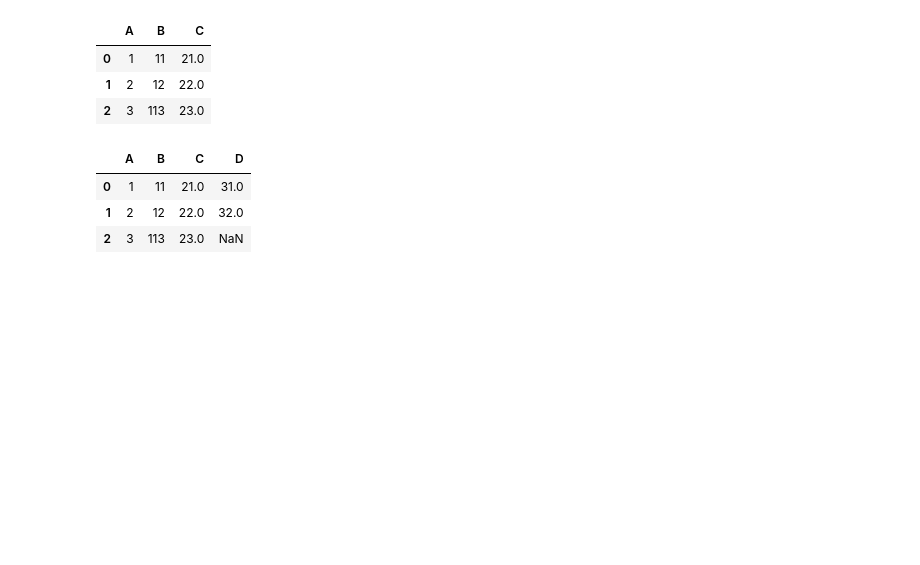
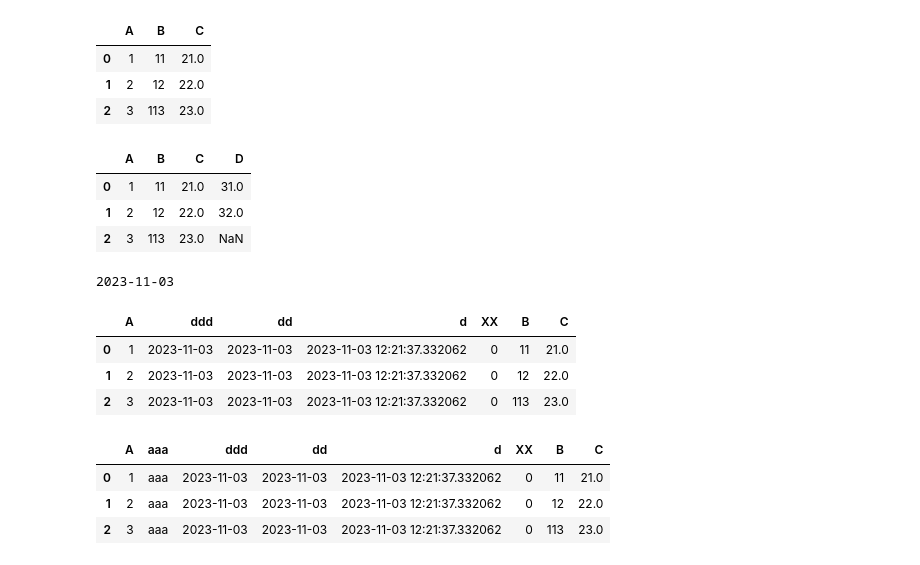
Before and after one commit to iburn78/trader, a Jupyter notebook: temp.ipynb, the cells around one changed output. Drawn from its saved outputs; the diff is of its cells as text; code cells hidden in the pictures; blank space fills up the shorter version.

```diff
--- a/temp.ipynb
+++ b/temp.ipynb
@@ -41,3 +41,20 @@ display(C)
 | 0 | 1 | 11 | 21.0 | 31.0 |
 | 1 | 2 | 12 | 22.0 | 32.0 |
 | 2 | 3 | 113 | 23.0 | NaN |
+# %%
+import datetime
+d = datetime.datetime.today().strftime('%Y-%m-%d')
+print(d)
+display(A)
+A.insert(1, 'aaa', ['aaa']*len(A.index))
+display(A)
+# %% [output]
+2023-11-03
+|  | A | ddd | dd | d | XX | B | C |
+| 0 | 1 | 2023-11-03 | 2023-11-03 | 2023-11-03 12:21:37.332062 | 0 | 11 | 21.0 |
+| 1 | 2 | 2023-11-03 | 2023-11-03 | 2023-11-03 12:21:37.332062 | 0 | 12 | 22.0 |
+| 2 | 3 | 2023-11-03 | 2023-11-03 | 2023-11-03 12:21:37.332062 | 0 | 113 | 23.0 |
+|  | A | aaa | ddd | dd | d | XX | B | C |
+| 0 | 1 | aaa | 2023-11-03 | 2023-11-03 | 2023-11-03 12:21:37.332062 | 0 | 11 | 21.0 |
+| 1 | 2 | aaa | 2023-11-03 | 2023-11-03 | 2023-11-03 12:21:37.332062 | 0 | 12 | 22.0 |
+| 2 | 3 | aaa | 2023-11-03 | 2023-11-03 | 2023-11-03 12:21:37.332062 | 0 | 113 | 23.0 |
```
Also changed, not shown: 8 other files.
